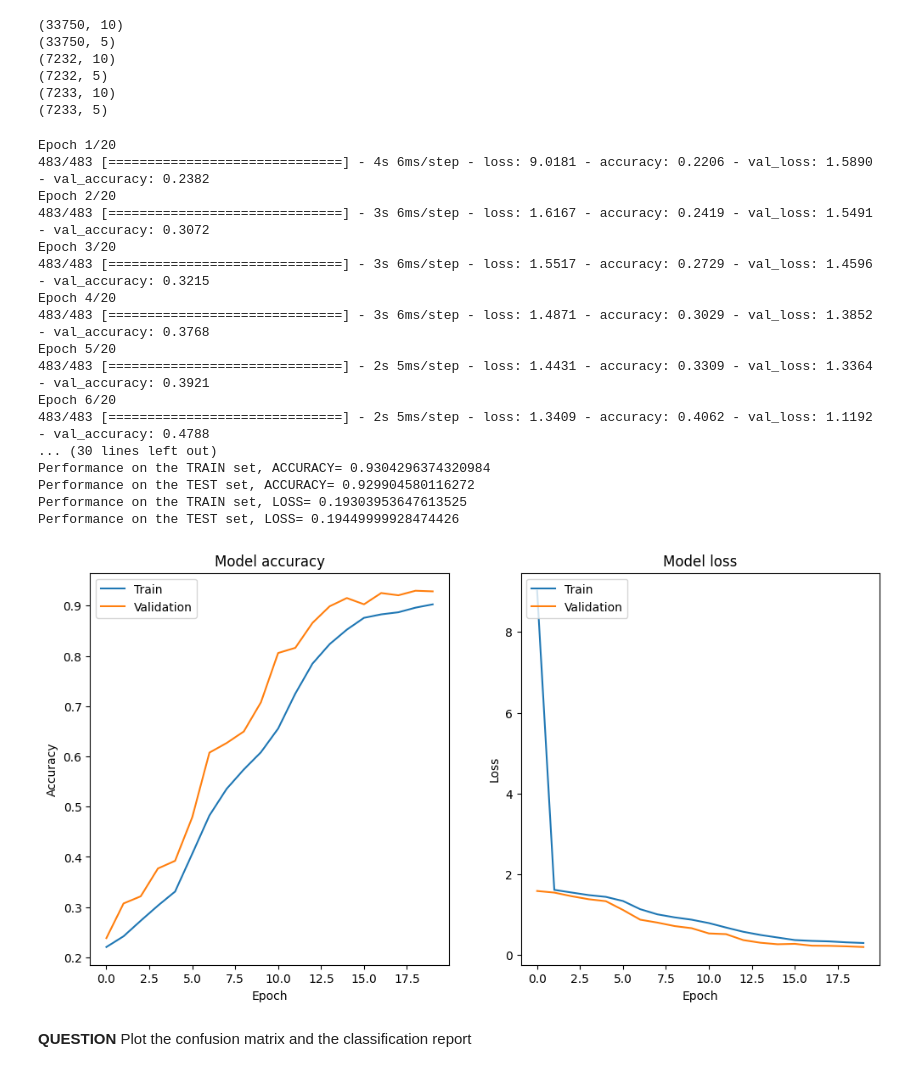
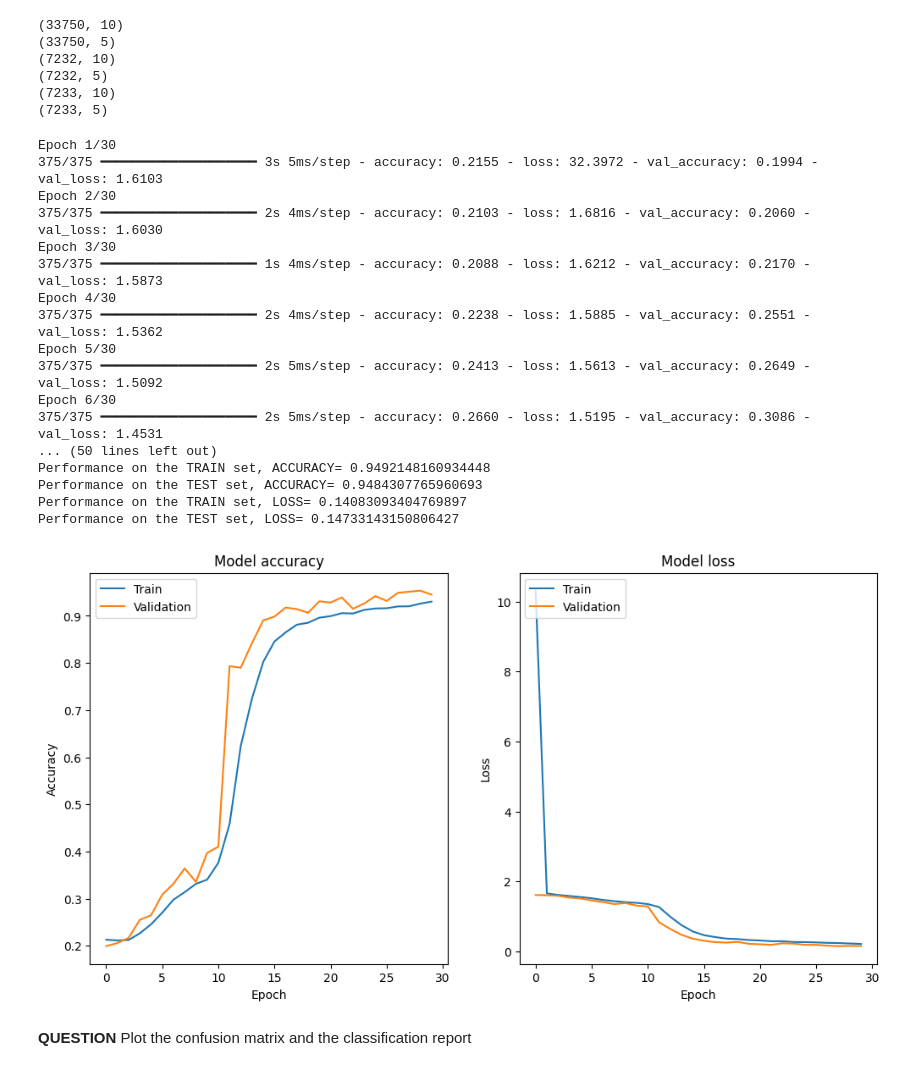
Before and after one commit to mauremathieu/TP_IA_EMBARQUEE, a Jupyter notebook: TP_IA_EMBARQUEE.ipynb, the cells around one changed output. Saved outputs shown, nothing was run; the diff lists cells and outputs as text; code cells hidden in the pictures.

```diff
--- a/TP_IA_EMBARQUEE.ipynb
+++ b/TP_IA_EMBARQUEE.ipynb
@@ -561,8 +571,8 @@ print(np.shape(Y_test))
 (7233, 10)
 (7233, 5)
 # %%
-nb_epochs = 20
-batch_size = 70
+nb_epochs = 30
+batch_size = 90
 
 training_history = my_model_mlp.fit(X_train,Y_train,
                                     validation_data=(X_val, Y_val),
@@ -572,51 +582,51 @@ training_history = my_model_mlp.fit(X_train,Y_train,
 #COMPUTE THE ACCURACY ON THE TRAINING AND TEST SETS
 loss_train, acc_train = my_model_mlp.evaluate(X_train, Y_train, batch_size=batch_size)
 loss_test, acc_test = my_model_mlp.evaluate(X_test, Y_test, batch_size=batch_size)
 
 print("Performance on the TRAIN set, ACCURACY=",acc_train)
 print("Performance on the TEST set, ACCURACY=",acc_test)
 print("Performance on the TRAIN set, LOSS=",loss_train)
 print("Performance on the TEST set, LOSS=",loss_test)
 
 # Plot training & validation accuracy values
 plt.figure(figsize=(12, 6))
 plt.subplot(1, 2, 1)
 plt.plot(training_history.history['accuracy'])
 plt.plot(training_history.history['val_accuracy'])
 plt.title('Model accuracy')
 plt.ylabel('Accuracy')
 plt.xlabel('Epoch')
 plt.legend(['Train', 'Validation'], loc='upper left')
 
 # Plot training & validation loss values
 plt.subplot(1, 2, 2)
 plt.plot(training_history.history['loss'])
 plt.plot(training_history.history['val_loss'])
 plt.title('Model loss')
 plt.ylabel('Loss')
 plt.xlabel('Epoch')
 plt.legend(['Train', 'Validation'], loc='upper left')
 
 plt.show()
 # %% [output]
-Epoch 1/20
-483/483 [==============================] - 4s 6ms/step - loss: 9.0181 - accuracy: 0.2206 - val_loss: 1.5890 - val_accuracy: 0.2382
-Epoch 2/20
-483/483 [==============================] - 3s 6ms/step - loss: 1.6167 - accuracy: 0.2419 - val_loss: 1.5491 - val_accuracy: 0.3072
-Epoch 3/20
-483/483 [==============================] - 3s 6ms/step - loss: 1.5517 - accuracy: 0.2729 - val_loss: 1.4596 - val_accuracy: 0.3215
-Epoch 4/20
-483/483 [==============================] - 3s 6ms/step - loss: 1.4871 - accuracy: 0.3029 - val_loss: 1.3852 - val_accuracy: 0.3768
-Epoch 5/20
-483/483 [==============================] - 2s 5ms/step - loss: 1.4431 - accuracy: 0.3309 - val_loss: 1.3364 - val_accuracy: 0.3921
-Epoch 6/20
-483/483 [==============================] - 2s 5ms/step - loss: 1.3409 - accuracy: 0.4062 - val_loss: 1.1192 - val_accuracy: 0.4788
-... (30 lines left out)
-Performance on the TRAIN set, ACCURACY= 0.9304296374320984
-Performance on the TEST set, ACCURACY= 0.929904580116272
-Performance on the TRAIN set, LOSS= 0.19303953647613525
-Performance on the TEST set, LOSS= 0.19449999928474426
+Epoch 1/30
+375/375 ━━━━━━━━━━━━━━━━━━━━ 3s 5ms/step - accuracy: 0.2155 - loss: 32.3972 - val_accuracy: 0.1994 - val_loss: 1.6103
+Epoch 2/30
+375/375 ━━━━━━━━━━━━━━━━━━━━ 2s 4ms/step - accuracy: 0.2103 - loss: 1.6816 - val_accuracy: 0.2060 - val_loss: 1.6030
+Epoch 3/30
+375/375 ━━━━━━━━━━━━━━━━━━━━ 1s 4ms/step - accuracy: 0.2088 - loss: 1.6212 - val_accuracy: 0.2170 - val_loss: 1.5873
+Epoch 4/30
+375/375 ━━━━━━━━━━━━━━━━━━━━ 2s 4ms/step - accuracy: 0.2238 - loss: 1.5885 - val_accuracy: 0.2551 - val_loss: 1.5362
+Epoch 5/30
+375/375 ━━━━━━━━━━━━━━━━━━━━ 2s 5ms/step - accuracy: 0.2413 - loss: 1.5613 - val_accuracy: 0.2649 - val_loss: 1.5092
+Epoch 6/30
+375/375 ━━━━━━━━━━━━━━━━━━━━ 2s 5ms/step - accuracy: 0.2660 - loss: 1.5195 - val_accuracy: 0.3086 - val_loss: 1.4531
+... (50 lines left out)
+Performance on the TRAIN set, ACCURACY= 0.9492148160934448
+Performance on the TEST set, ACCURACY= 0.9484307765960693
+Performance on the TRAIN set, LOSS= 0.14083093404769897
+Performance on the TEST set, LOSS= 0.14733143150806427
-[figure, old version]
+[figure, new version]
 # %% [markdown]
 **QUESTION** Plot the confusion matrix and the classification report
 # %%
```
Also changed, not shown: parts of 6 cells of this notebook, 1 other file.
